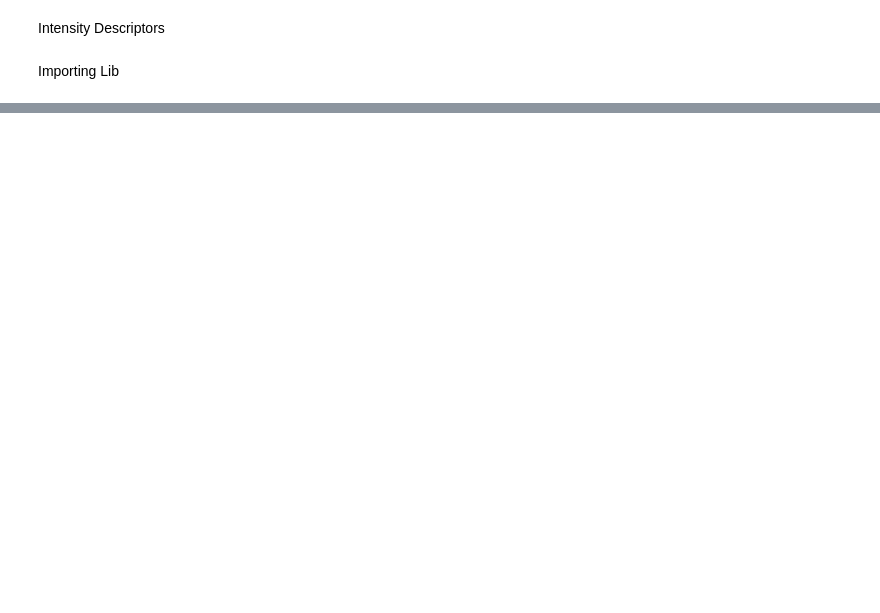
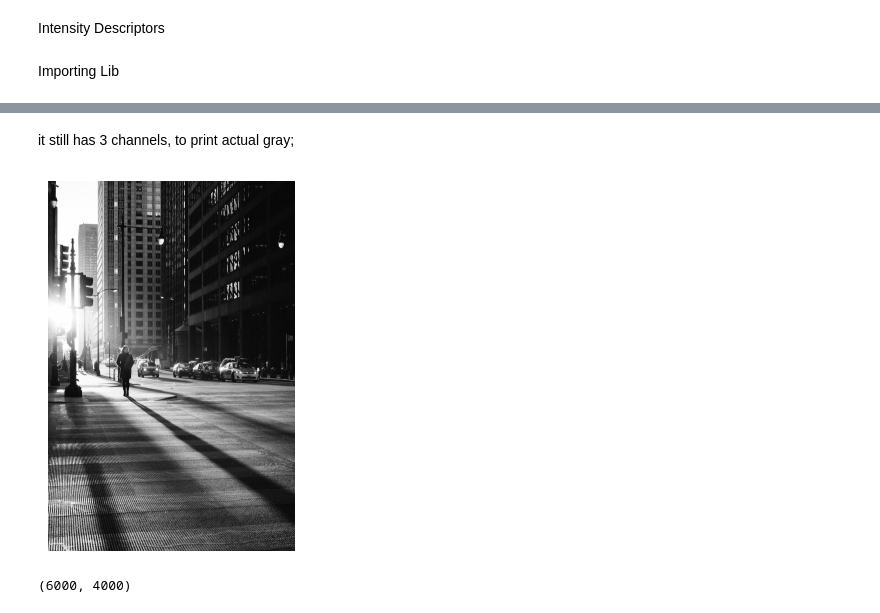
Before and after one commit to Divyanshusoni860/Indigo, a Jupyter notebook: Deep Learning/Descriptors/regiondis.ipynb, the cells around one changed output, grey strips where cells are left out. Saved outputs shown, nothing was run; the diff lists cells and outputs as text; code cells hidden in the pictures; blank space fills up the shorter version.

```diff
--- a/Deep Learning/Descriptors/regiondis.ipynb
+++ b/Deep Learning/Descriptors/regiondis.ipynb
@@ -14,0 +40,15 @@ error: OpenCV(4.11.0) D:\a\opencv-python\opencv-python\opencv\modules\highgui\sr
+# %% [markdown]
+it still has 3 channels, to print actual gray;
+# %%
+img_path_g = "D:/indigo py/data/photos/baw/street.jpg"
+gry_img = cv.imread(img_path_g,cv.IMREAD_GRAYSCALE)
+
+plt.imshow(gry_img,cmap="gray")
+plt.axis('off')
+plt.show()
+img = cv.imread("path/to/image.jpg")  # no flag
+
+print(gry_img.shape)
+# %% [output]
+[figure, added]
+(6000, 4000)
```
Also changed, not shown: parts of 9 cells of this notebook.
